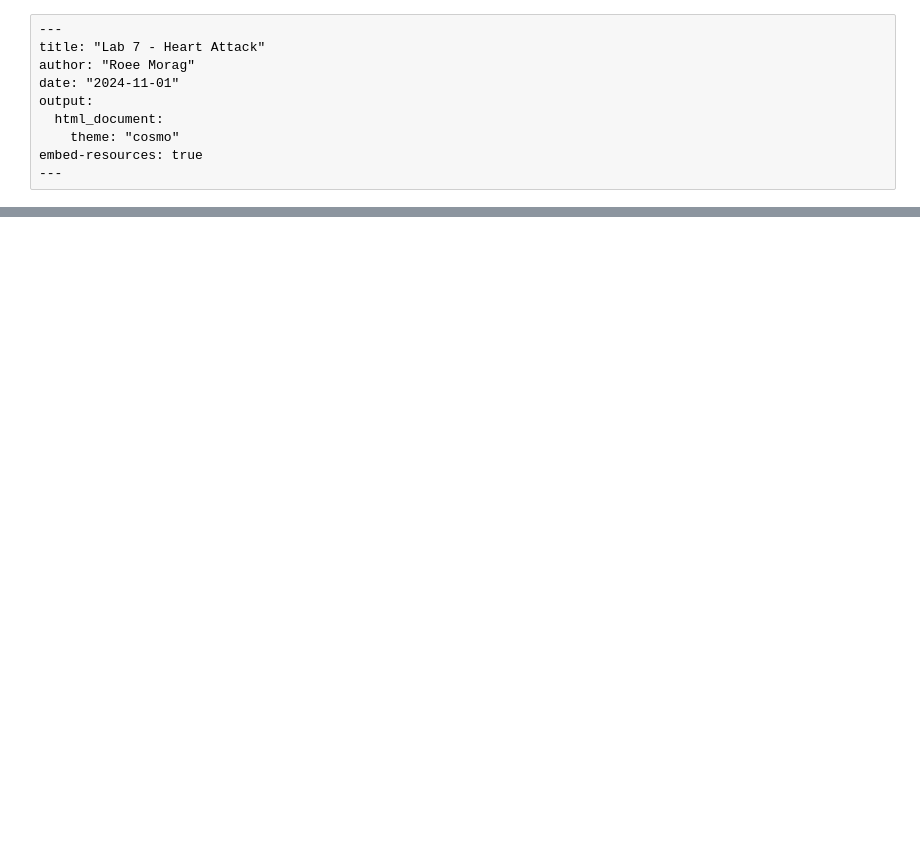
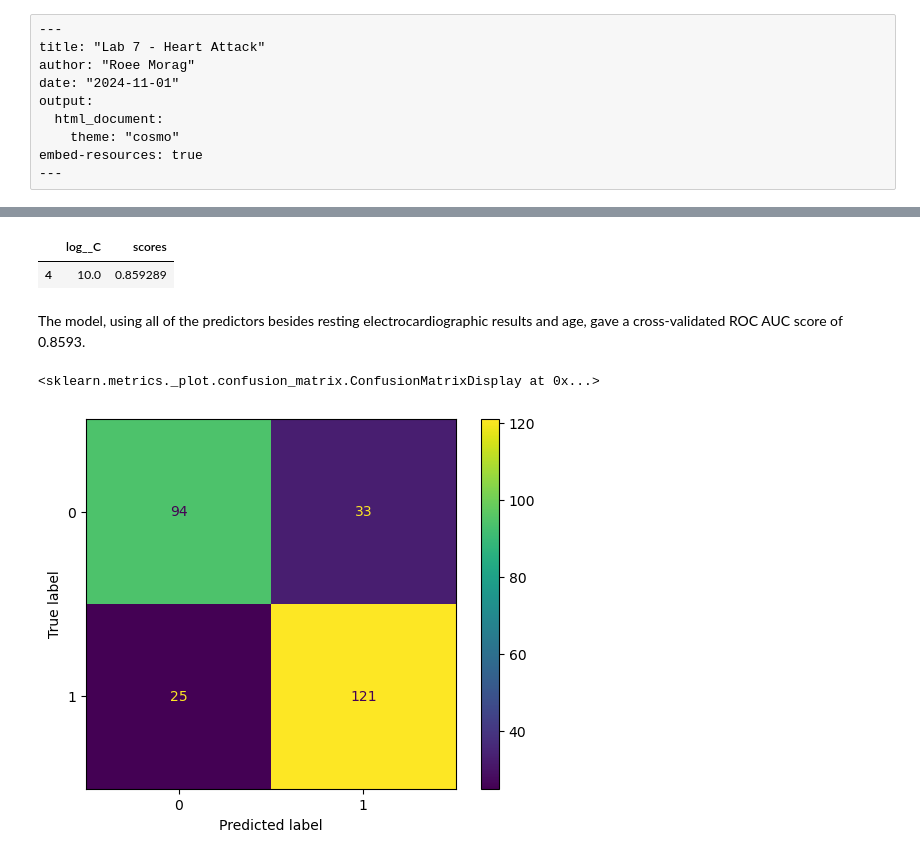
Before and after one commit to r-morag/Labs---GSB-544, a Jupyter notebook: lab_7.ipynb, the cells around one changed output, grey strips where cells are left out. Saved outputs shown, nothing was run; the diff lists cells and outputs as text; code cells hidden in the pictures; blank space fills up the shorter version.

```diff
--- a/lab_7.ipynb
+++ b/lab_7.ipynb
@@ -54,0 +146,30 @@ pd.crosstab(df_heart["sex"], df_heart["output"], normalize=True)
+# %%
+# Trying all sorts of different variable combinations. Output shown is the best model.
+
+X = df_heart.drop(["output", "restecg", "age"], axis=1)
+y= df_heart["output"]
+
+pipeline = Pipeline(
+  [("selection", ct),
+  ("log", LogisticRegression())]
+).set_output(transform="pandas")
+
+reg_terms = {"log__C": [0.001, 0.01, 0.1, 1, 10, 100, 1000]}
+
+gscv = GridSearchCV(pipeline, reg_terms, cv=5, scoring="roc_auc")
+
+gscv_fitted = gscv.fit(X, y)
+
+params_df = pd.DataFrame(gscv_fitted.cv_results_["params"])
+results_df = params_df.assign(scores=gscv_fitted.cv_results_["mean_test_score"])
+results_df.sort_values(by="scores", ascending=False).head(n=1)
+# %% [output]
+|  | log__C | scores |
+| 4 | 10.0 | 0.859289 |
+# %% [markdown]
+The model, using all of the predictors besides resting electrocardiographic results and age, gave a cross-validated ROC AUC score of 0.8593.
+# %%
+pipeline = Pipeline(
+  [("selection", ct),
+  ("log", LogisticRegression(C=10))]
+).set_output(transform="pandas")
@@ -54,0 +187,7 @@ pd.crosstab(df_heart["sex"], df_heart["output"], normalize=True)
+# %%
+y_pred = cross_val_predict(pipeline, X, y, cv=5)
+cm = confusion_matrix(y, y_pred)
+ConfusionMatrixDisplay(confusion_matrix=cm, display_labels=np.unique(y)).plot()
+# %% [output]
+<sklearn.metrics._plot.confusion_matrix.ConfusionMatrixDisplay at 0x...>
+[figure, added]
```
Also changed, not shown: parts of 31 cells of this notebook, 1 other file.
